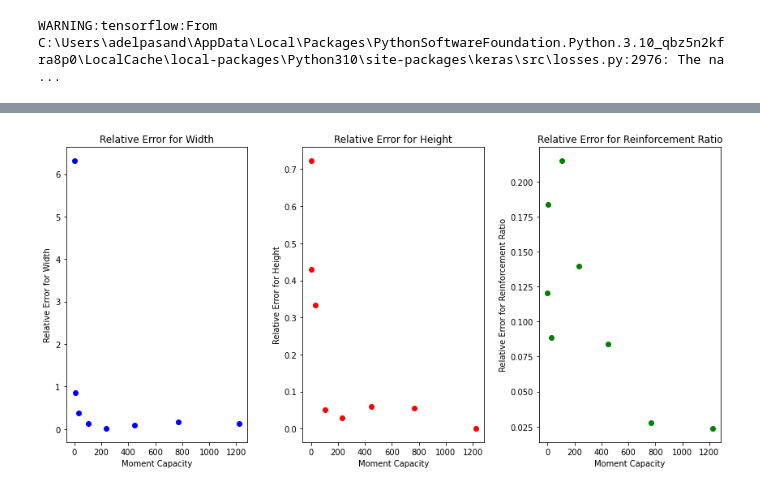
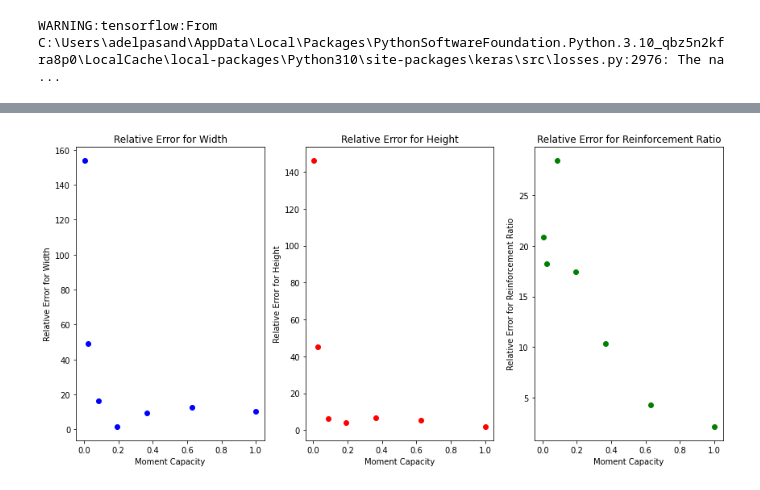
Before and after one commit to bmcs-group/bmcs_ml, a Jupyter notebook: notebooks/flexural_model/02_1_normalized input_FFNN .ipynb, the cells around one changed output, grey strips where cells are left out. Drawn from its saved outputs; the diff is of its cells as text; code cells hidden in the pictures.

```diff
--- a/notebooks/flexural_model/02_1_normalized input_FFNN .ipynb
+++ b/notebooks/flexural_model/02_1_normalized input_FFNN .ipynb
@@ -11,18 +22,11 @@ WARNING:tensorflow:From C:\Users\adelpasand\AppData\Local\Packages\PythonSoftwar
 # %%
-Design_space = np.load('Design_space.npy')
-moment_capacity = np.load('Mu.npy')
-p_values = Design_space[:, 0]
-b_values = Design_space[:, 1]
-d_values = Design_space[:, 2]
-
-
-# Normalize moment capacity values to the range [0, 1]
-min_output = np.min(moment_capacity)
-max_output = np.max(moment_capacity)
-normalized_outputs = (moment_capacity - min_output) / (max_output - min_output)
-
-print(min_output)
-print(max_output)
+# Min-Max Normalization
+Design_space_normalized_min_max = (Design_space - np.min(Design_space, axis=0)) / (np.max(Design_space, axis=0) - np.min(Design_space, axis=0))
+moment_capacity_normalized_min_max = (moment_capacity - np.min(moment_capacity, axis=0)) / (np.max(moment_capacity, axis=0) - np.min(moment_capacity, axis=0))
+print("Original Input Data:")
+print(Design_space)
+print("\nMin-Max Normalized Data:")
+print(Design_space_normalized_min_max)
 
 # Plot 4D data using color encoding
 fig = plt.figure(figsize=(12, 8))
@@ -31,7 +35,12 @@ ax = fig.add_subplot(111, projection='3d')
 # Define color map
 cmap = plt.get_cmap('viridis')
 
-sc = ax.scatter(p_values, b_values, d_values, c=normalized_outputs, cmap=cmap, marker='o', s=1)
+p_values = Design_space_normalized_min_max[:, 0]
+b_values = Design_space_normalized_min_max[:, 1]
+d_values = Design_space_normalized_min_max[:, 2]
+
+
+sc = ax.scatter(p_values, b_values, d_values, c=moment_capacity_normalized_min_max, cmap=cmap, marker='o', s=1)
 cbar = plt.colorbar(sc)
 cbar.set_label('Moment Capacity (M_u)')
 
@@ -70,13 +149,13 @@ plt.show()
 # %%
 from tensorflow.keras.models import load_model
-model = load_model('trained_model.h5')
+model = load_model('trained_model_normalized.h5')
 
 # picking 7 row from the data
-step_size = Design_space.shape[0]//7
+step_size = moment_capacity_normalized_min_max.shape[0]//7
 
 # selected actual design parameters associated with moment capacity .
-selected_actual_params= Design_space[::step_size]
-moment_capacity_test = moment_capacity[::step_size] # New input data for prediction
+selected_actual_params= Design_space_normalized_min_max[::step_size]
+moment_capacity_test = moment_capacity_normalized_min_max[::step_size] # New input data for prediction
 print(selected_actual_params)
 print(moment_capacity_test)
 
@@ -108,35 +187,35 @@ print(Designe_pred)
 # %%
 
 # Calculate the absolute errors for each predicted parameter
-errors_width = np.abs(selected_actual_params[:, 0] - Designe_pred[:, 0])/selected_actual_params[:, 0]
-errors_height = np.abs(selected_actual_params[:, 1] - Designe_pred[:, 1])/selected_actual_params[:, 1]
-errors_reinforcement = np.abs(selected_actual_params[:, 2] - Designe_pred[:, 2])/selected_actual_params[:, 2]
+errors_width = 100*np.abs(selected_actual_params[:, 0] - Designe_pred[:, 0])/selected_actual_params[:, 0]
+errors_height = 100*np.abs(selected_actual_params[:, 1] - Designe_pred[:, 1])/selected_actual_params[:, 1]
+errors_reinforcement =100*np.abs(selected_actual_params[:, 2] - Designe_pred[:, 2])/selected_actual_params[:, 2]
 
 # Plot the absolute errors for each predicted parameter
 plt.figure(figsize=(12, 6))
 
 # Width
 plt.subplot(1, 3, 1)
 plt.scatter(moment_capacity_test, errors_width, color='blue')
 plt.xlabel('Moment Capacity')
 plt.ylabel('Relative Error for Width')
 plt.title('Relative Error for Width')
 
 # Height
 plt.subplot(1, 3, 2)
 plt.scatter(moment_capacity_test, errors_height, color='red')
 plt.xlabel('Moment Capacity')
 plt.ylabel('Relative Error for Height')
 plt.title('Relative Error for Height')
 
 # Reinforcement ratio
 plt.subplot(1, 3, 3)
 plt.scatter(moment_capacity_test, errors_reinforcement, color='green')
 plt.xlabel('Moment Capacity')
 plt.ylabel('Relative Error for Reinforcement Ratio')
 plt.title('Relative Error for Reinforcement Ratio')
 
 plt.tight_layout()
 plt.show()
 # %% [output]
-[figure, old version]
+[figure, new version]
```
Also changed, not shown: parts of 10 cells of this notebook.
